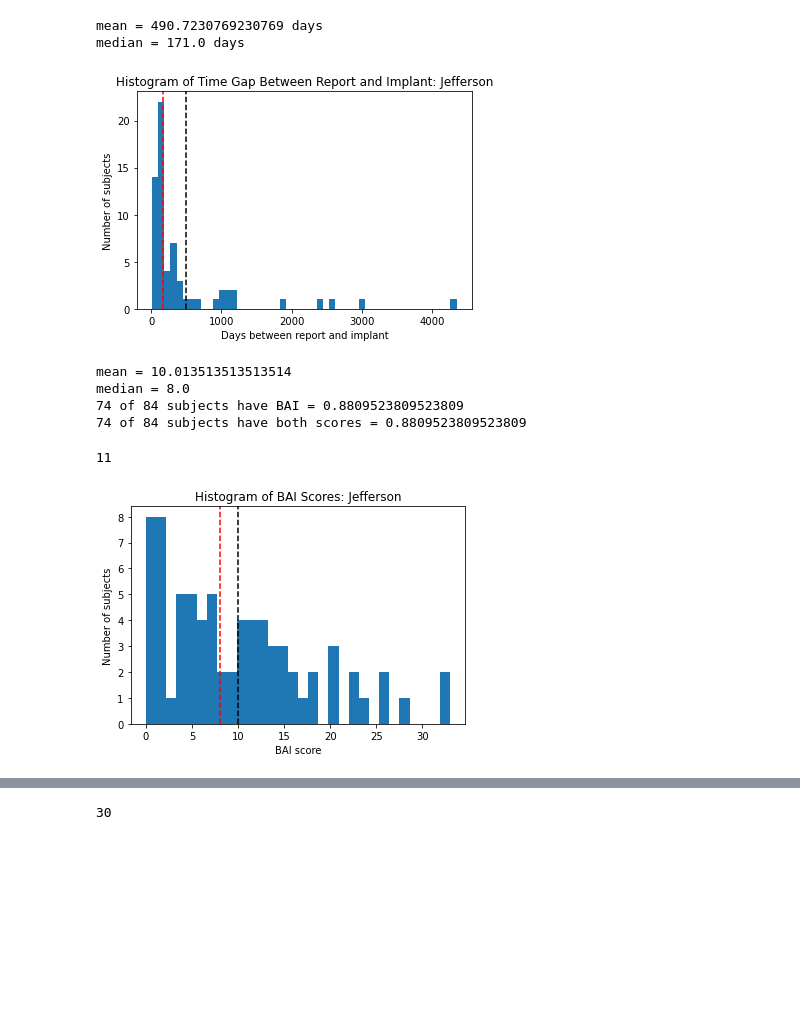
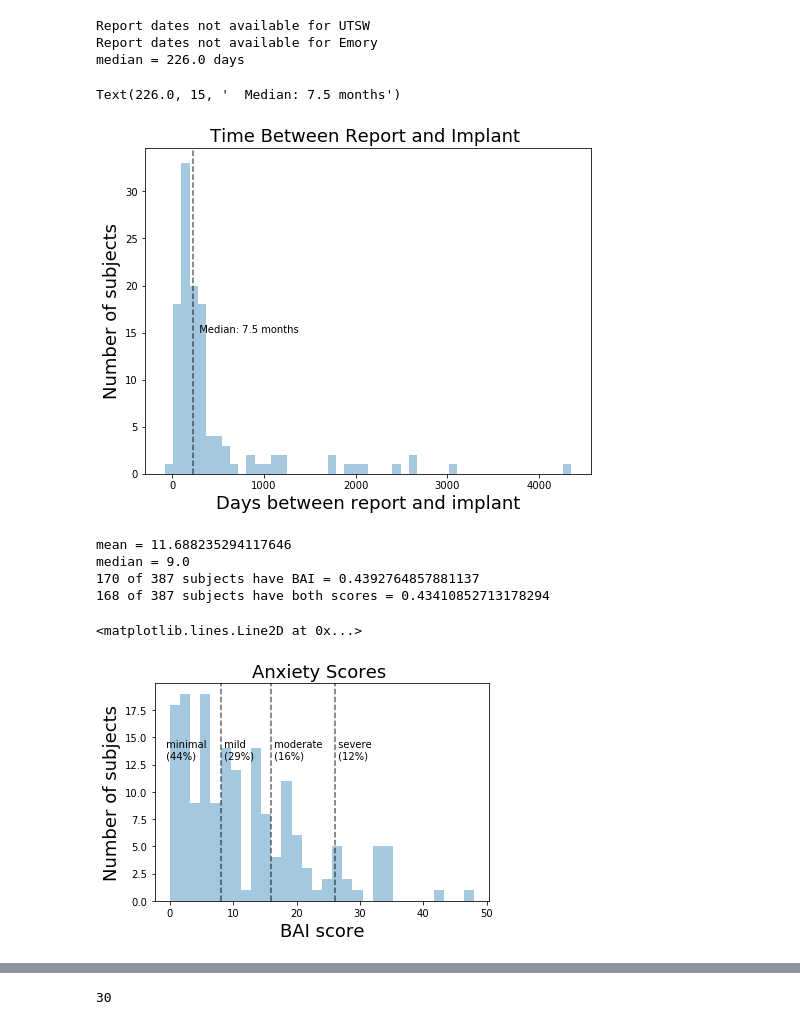
Before and after one commit to NoaHerz/Mental_health, a Jupyter notebook: MH_data_overview.ipynb, the cells around one changed output, grey strips where cells are left out. Drawn from its saved outputs; the diff is of its cells as text; code cells hidden in the pictures; blank space fills up the shorter version.

Commit message:
Adding cutoffs to the BDI and BAI graphs

```diff
--- a/MH_data_overview.ipynb
+++ b/MH_data_overview.ipynb
@@ -5,46 +5,52 @@ import matplotlib.pyplot as plt
 import seaborn as sb
 # %%
 #Set to 'All' for aggregate data or a specific site name for site-only data
-site = 'Jefferson'
+site = 'All'
 sd = {'Jefferson', 'Dartmouth', 'Emory', 'UTSW'}
 
 if (site != 'All'):
-    df = pd.read_excel(r'./' + site + '_neuropsych.xlsx')
-
+#     df = pd.read_excel(r'./' + site + '_neuropsych.xlsx')
+    df = pd.read_excel(r'./' + site + '_neuropsych.xlsx',engine="openpyxl")
 time_gap = []
 
 #Will only include sites that have date of report extracted from REDCap
 if site == 'All':
     for k in sd:
         try:
-            df = pd.read_excel(r'./' + k + '_neuropsych.xlsx')
+            df = pd.read_excel(r'./' + k + '_neuropsych.xlsx',engine="openpyxl")
             for i in df.index:
                 gap = df.iloc[i]['Time between report and implant (days)']
                 if np.isnan(gap)==False:
                     time_gap.append(gap)
         except:
             print('Report dates not available for', k)
 else:
     for i in df.index:
         gap = df.iloc[i]['Time between report and implant (days)']
         if np.isnan(gap)==False:
             time_gap.append(gap)
 
 mean = np.mean(time_gap)
 med = np.median(time_gap)
 
-time_hist = plt.hist(time_gap, 50)
-plt.xlabel('Days between report and implant')
-plt.ylabel('Number of subjects')
-plt.title('Histogram of Time Gap Between Report and Implant: '+ site)
-plt.axvline(x=mean, color='k', linestyle='--')
-plt.axvline(x=med, color='r', linestyle='--')
-print('mean =', mean, 'days')
+plt.figure(figsize=(8,6))
+time_hist = plt.hist(time_gap, 50,alpha=0.4)
+plt.xlabel('Days between report and implant',fontsize=18)
+plt.ylabel('Number of subjects',fontsize=18)
+# plt.title('Time Between Report and Implant: '+ site,fontsize=18)
+plt.title('Time Between Report and Implant ',fontsize=18)
+
+# plt.axvline(x=mean, color='k', linestyle='--',alpha=0.5)
+plt.axvline(x=med, color='k', linestyle='--',alpha=0.6)
+# print('mean =', mean, 'days')
 print('median =', med, 'days')
+plt.text(med,15,'  Median: %.1f months' %(med/30))
 # %% [output]
-mean = 490.7230769230769 days
-median = 171.0 days
+Report dates not available for UTSW
+Report dates not available for Emory
+median = 226.0 days
+Text(226.0, 15, '  Median: 7.5 months')
-[figure, old version]
+[figure, new version]
 # %%
 BAI = []
 count = 0
@@ -54,7 +60,7 @@ N = 0
 
 if site == 'All':
     for k in sd:
-        df = pd.read_excel(r'./' + k + '_neuropsych.xlsx')
+        df = pd.read_excel(r'./' + k + '_neuropsych.xlsx',engine="openpyxl")
         for i in df.index:
             score = df.iloc[i]['BAI']
             if np.isnan(score)==False:
@@ -82,24 +88,43 @@ med = np.median(BAI)
 ratio = float(count/N)
 brat = float(both/N)
 
-time_hist = plt.hist(BAI, 30)
-plt.xlabel('BAI score')
-plt.ylabel('Number of subjects')
-plt.title('Histogram of BAI Scores: '+ site)
-plt.axvline(x=mean, color='k', linestyle='--')
-plt.axvline(x=med, color='r', linestyle='--')
+time_hist = plt.hist(BAI, 30,alpha=0.4)
+plt.xlabel('BAI score',fontsize=18)
+plt.ylabel('Number of subjects',fontsize=18)
+# plt.title('Anxiety Scores: '+ site,fontsize=18)
+plt.title('Anxiety Scores ',fontsize=18)
+
+# plt.axvline(x=mean, color='k', linestyle='--')
 print('mean =', mean)
 print('median =', med)
 print(count, 'of', N, 'subjects have BAI =', ratio)
 print(both, 'of', N, 'subjects have both scores =', brat)
 selected
+
+# cutoffs
+mild=8
+moderate=16
+severe=26
+
+min_perc=(np.sum(np.logical_and(np.array(BAI)>=0,np.array(BAI)<mild))/len(BAI))*100
+mild_perc=(np.sum(np.logical_and(np.array(BAI)>=mild,np.array(BAI)<moderate))/len(BAI))*100
+moderate_perc=(np.sum(np.logical_and(np.array(BAI)>=moderate,np.array(BAI)<severe))/len(BAI))*100
+severe_perc=(np.sum(np.array(BAI)>=severe)/len(BAI))*100
+
+plt.text(-1,13,' minimal \n (%.0f%%)' %min_perc)
+plt.text(mild,13,' mild \n (%.0f%%)' %mild_perc)
+plt.text(moderate,13,' moderate \n (%.0f%%)' %moderate_perc)
+plt.text(severe,13,' severe \n (%.0f%%)' %severe_perc)
+plt.axvline(mild, color='k', linestyle='--',alpha=0.6)
+plt.axvline(moderate, color='k', linestyle='--',alpha=0.6)
+plt.axvline(severe, color='k', linestyle='--',alpha=0.6)
 # %% [output]
-mean = 10.013513513513514
-median = 8.0
-74 of 84 subjects have BAI = 0.8809523809523809
-74 of 84 subjects have both scores = 0.8809523809523809
+mean = 11.688235294117646
+median = 9.0
+170 of 387 subjects have BAI = 0.4392764857881137
+168 of 387 subjects have both scores = 0.43410852713178294
-11
+<matplotlib.lines.Line2D at 0x...>
-[figure, old version]
+[figure, new version]
 # %%
 BDI = []
 count = 0
```
Also changed, not shown: parts of 1 cell of this notebook, 1 other file.
